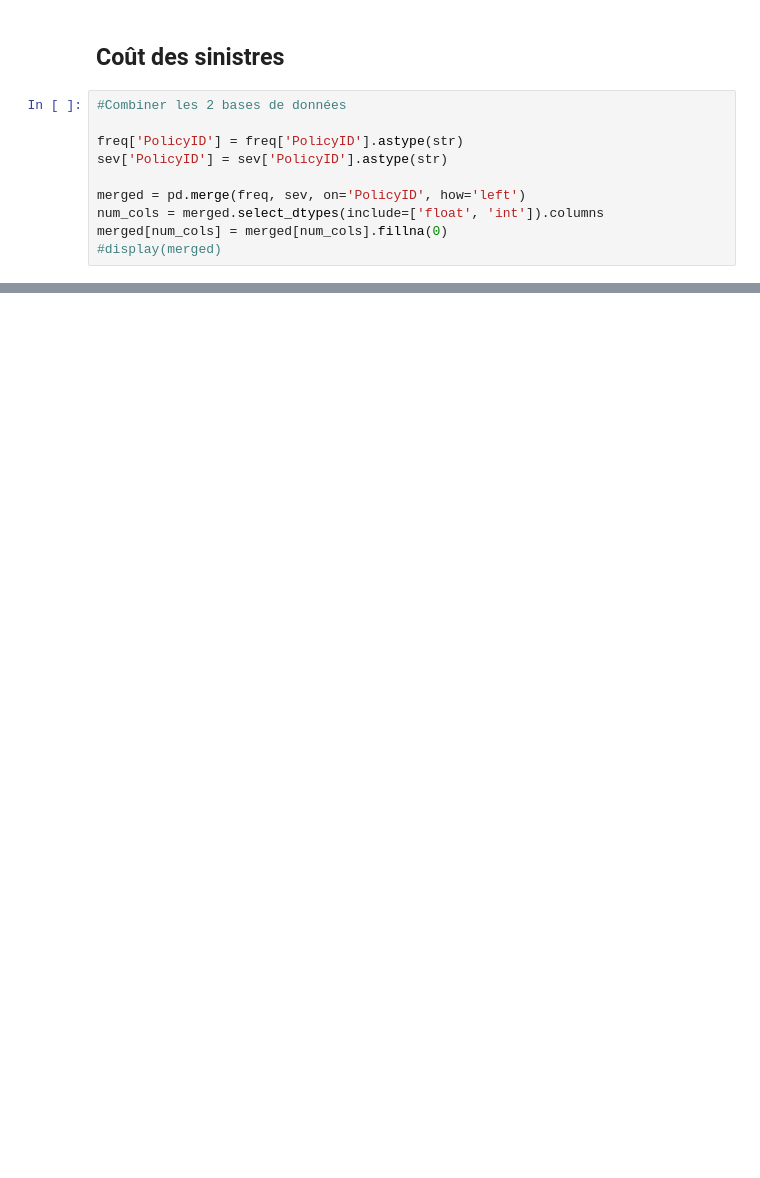
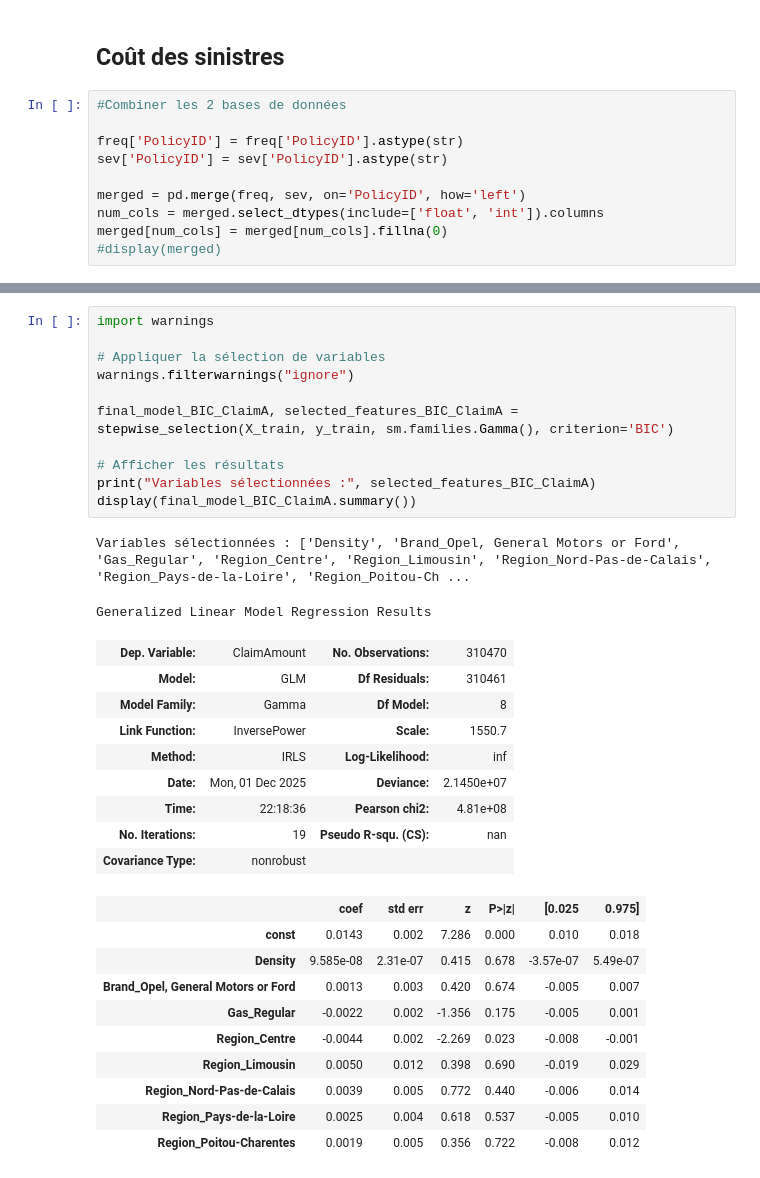
Before and after one commit to fadiblm/Projet-assurance-non-vie, a Jupyter notebook: Modelisation.ipynb, the cells around one changed output, grey strips where cells are left out. Saved outputs shown, nothing was run; the diff lists cells and outputs as text; blank space fills up the shorter version.

```diff
--- a/Modelisation.ipynb
+++ b/Modelisation.ipynb
@@ -303,0 +357,33 @@ X_train, X_test, y_train, y_test = train_test_split(X, y, test_size=0.25, random
+# %%
+import warnings
+
+# Appliquer la sélection de variables
+warnings.filterwarnings("ignore")
+
+final_model_BIC_ClaimA, selected_features_BIC_ClaimA = stepwise_selection(X_train, y_train, sm.families.Gamma(), criterion='BIC')
+
+# Afficher les résultats
+print("Variables sélectionnées :", selected_features_BIC_ClaimA)
+display(final_model_BIC_ClaimA.summary())
+# %% [output]
+Variables sélectionnées : ['Density', 'Brand_Opel, General Motors or Ford', 'Gas_Regular', 'Region_Centre', 'Region_Limousin', 'Region_Nord-Pas-de-Calais', 'Region_Pays-de-la-Loire', 'Region_Poitou-Ch ...
+Generalized Linear Model Regression Results
+| Dep. Variable: | ClaimAmount | No. Observations: | 310470 |
+| Model: | GLM | Df Residuals: | 310461 |
+| Model Family: | Gamma | Df Model: | 8 |
+| Link Function: | InversePower | Scale: | 1550.7 |
+| Method: | IRLS | Log-Likelihood: | inf |
+| Date: | Mon, 01 Dec 2025 | Deviance: | 2.1450e+07 |
+| Time: | 22:18:36 | Pearson chi2: | 4.81e+08 |
+| No. Iterations: | 19 | Pseudo R-squ. (CS): | nan |
+| Covariance Type: | nonrobust |  |  |
+|  | coef | std err | z | P>|z| | [0.025 | 0.975] |
+| const | 0.0143 | 0.002 | 7.286 | 0.000 | 0.010 | 0.018 |
+| Density | 9.585e-08 | 2.31e-07 | 0.415 | 0.678 | -3.57e-07 | 5.49e-07 |
+| Brand_Opel, General Motors or Ford | 0.0013 | 0.003 | 0.420 | 0.674 | -0.005 | 0.007 |
+| Gas_Regular | -0.0022 | 0.002 | -1.356 | 0.175 | -0.005 | 0.001 |
+| Region_Centre | -0.0044 | 0.002 | -2.269 | 0.023 | -0.008 | -0.001 |
+| Region_Limousin | 0.0050 | 0.012 | 0.398 | 0.690 | -0.019 | 0.029 |
+| Region_Nord-Pas-de-Calais | 0.0039 | 0.005 | 0.772 | 0.440 | -0.006 | 0.014 |
+| Region_Pays-de-la-Loire | 0.0025 | 0.004 | 0.618 | 0.537 | -0.005 | 0.010 |
+| Region_Poitou-Charentes | 0.0019 | 0.005 | 0.356 | 0.722 | -0.008 | 0.012 |
```
Also changed, not shown: parts of 17 cells of this notebook.
